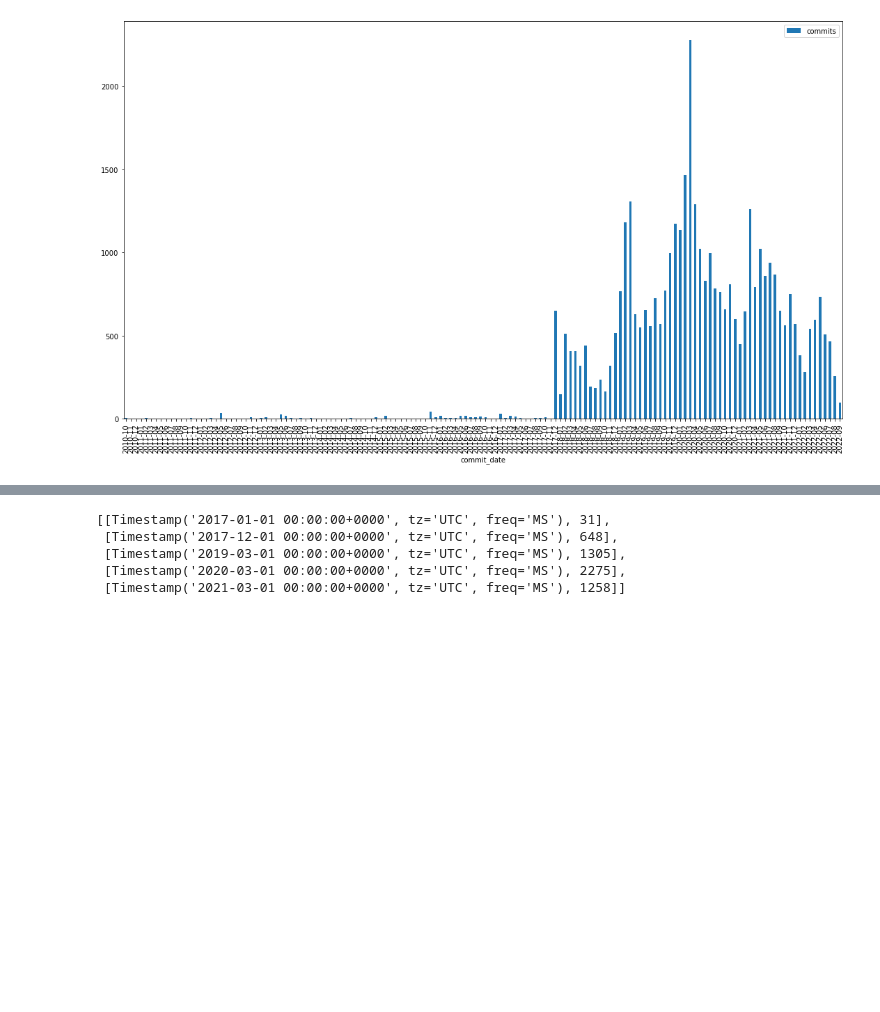
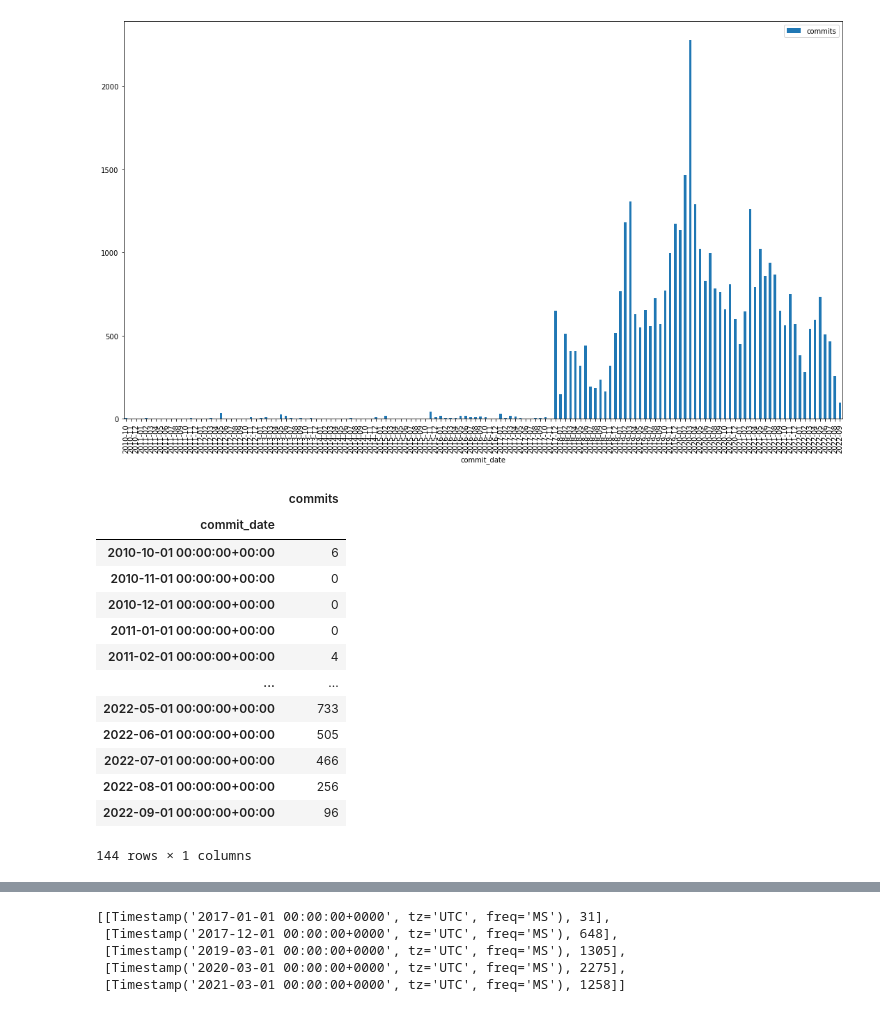
Before and after one commit to solalatus/deepfake_popularity, a Jupyter notebook: github_analyzer.ipynb, the cells around one changed output, grey strips where cells are left out. Cells and saved outputs as stored; diff of their text form; code cells hidden in the pictures; blank space fills up the shorter version.

```diff
--- a/github_analyzer.ipynb
+++ b/github_analyzer.ipynb
@@ -82,3 +82,20 @@ fig.set_size_inches(18.5, 10.5)
 plt.show()
 # %% [output]
 [figure]
+# %%
+resampled
+# %% [output]
+|  | commits |
+| commit_date |  |
+| 2010-10-01 00:00:00+00:00 | 6 |
+| 2010-11-01 00:00:00+00:00 | 0 |
+| 2010-12-01 00:00:00+00:00 | 0 |
+| 2011-01-01 00:00:00+00:00 | 0 |
+| 2011-02-01 00:00:00+00:00 | 4 |
+| ... | ... |
+| 2022-05-01 00:00:00+00:00 | 733 |
+| 2022-06-01 00:00:00+00:00 | 505 |
+| 2022-07-01 00:00:00+00:00 | 466 |
+| 2022-08-01 00:00:00+00:00 | 256 |
+| 2022-09-01 00:00:00+00:00 | 96 |
+144 rows × 1 columns
```
Also changed, not shown: parts of 2 cells of this notebook, 3 other files.
